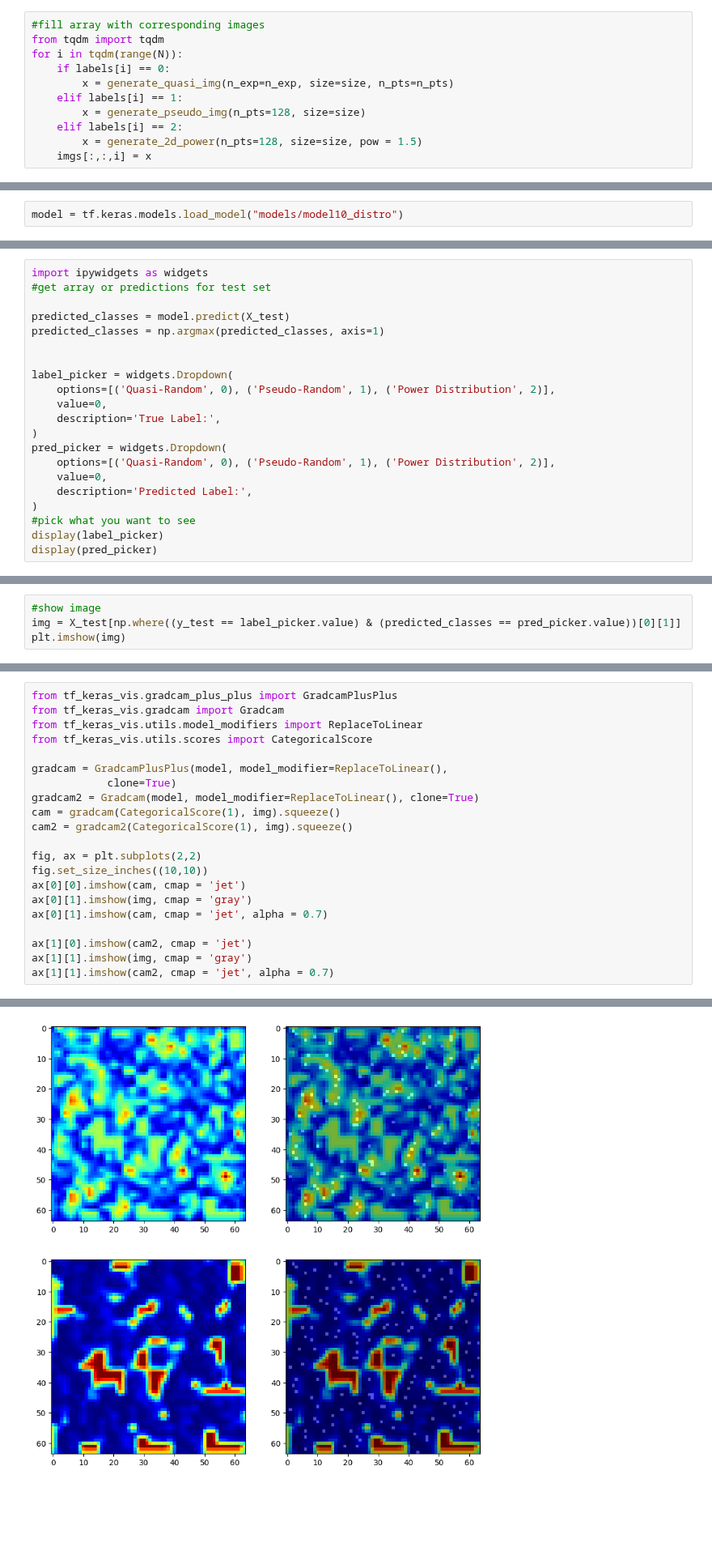
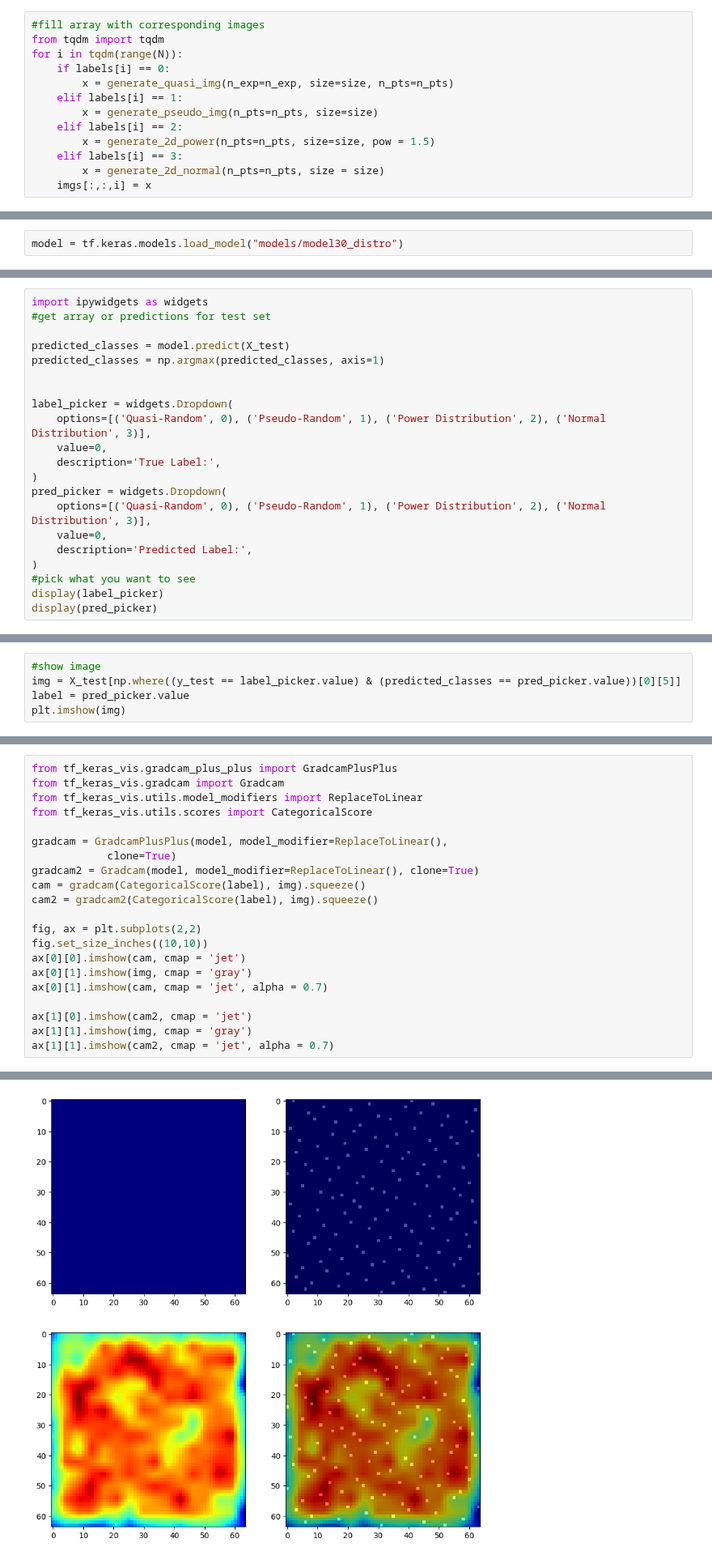
Before and after one commit to Kayzi0/ExplainBlobs, a Jupyter notebook: model_train.ipynb, the cells around one changed output, grey strips where cells are left out. Shown at 81% size. Cells and saved outputs as stored; diff of their text form; blank space fills up the shorter version.

```diff
--- a/model_train.ipynb
+++ b/model_train.ipynb
@@ -60,9 +75,11 @@ for i in tqdm(range(N)):
     if labels[i] == 0:
         x = generate_quasi_img(n_exp=n_exp, size=size, n_pts=n_pts)
     elif labels[i] == 1:
-        x = generate_pseudo_img(n_pts=128, size=size)
+        x = generate_pseudo_img(n_pts=n_pts, size=size)
     elif labels[i] == 2:
-        x = generate_2d_power(n_pts=128, size=size, pow = 1.5)
+        x = generate_2d_power(n_pts=n_pts, size=size, pow = 1.5)
+    elif labels[i] == 3:
+        x = generate_2d_normal(n_pts=n_pts, size = size)
     imgs[:,:,i] = x
 # %%
 #display one pathological and one healthy image
@@ -176,5 +198,5 @@ INFO:tensorflow:Assets written to: models/model10_distro/assets
 # %%
-model = tf.keras.models.load_model("models/model10_distro")
+model = tf.keras.models.load_model("models/model30_distro")
 # %%
 # Validate model
 from sklearn.metrics import classification_report
@@ -209,12 +232,12 @@ predicted_classes = np.argmax(predicted_classes, axis=1)
 
 
 label_picker = widgets.Dropdown(
-    options=[('Quasi-Random', 0), ('Pseudo-Random', 1), ('Power Distribution', 2)],
+    options=[('Quasi-Random', 0), ('Pseudo-Random', 1), ('Power Distribution', 2), ('Normal Distribution', 3)],
     value=0,
     description='True Label:',
 )
 pred_picker = widgets.Dropdown(
-    options=[('Quasi-Random', 0), ('Pseudo-Random', 1), ('Power Distribution', 2)],
+    options=[('Quasi-Random', 0), ('Pseudo-Random', 1), ('Power Distribution', 2), ('Normal Distribution', 3)],
     value=0,
     description='Predicted Label:',
 )
@@ -227,7 +250,8 @@ Dropdown(description='True Label:', options=(('Quasi-Random', 0), ('Pseudo-Rando
 Dropdown(description='Predicted Label:', options=(('Quasi-Random', 0), ('Pseudo-Random', 1), ('Power Distribut…
 # %%
 #show image
-img = X_test[np.where((y_test == label_picker.value) & (predicted_classes == pred_picker.value))[0][1]]
+img = X_test[np.where((y_test == label_picker.value) & (predicted_classes == pred_picker.value))[0][5]]
+label = pred_picker.value
 plt.imshow(img)
 # %% [output]
 <matplotlib.image.AxesImage at 0x...>
@@ -249,27 +273,27 @@ ax[2].imshow(heatmap, alpha = 0.7, cmap='jet')
 # %%
 from tf_keras_vis.gradcam_plus_plus import GradcamPlusPlus
 from tf_keras_vis.gradcam import Gradcam
 from tf_keras_vis.utils.model_modifiers import ReplaceToLinear
 from tf_keras_vis.utils.scores import CategoricalScore
 
 gradcam = GradcamPlusPlus(model, model_modifier=ReplaceToLinear(),
             clone=True)
 gradcam2 = Gradcam(model, model_modifier=ReplaceToLinear(), clone=True)
-cam = gradcam(CategoricalScore(1), img).squeeze()
-cam2 = gradcam2(CategoricalScore(1), img).squeeze()
+cam = gradcam(CategoricalScore(label), img).squeeze()
+cam2 = gradcam2(CategoricalScore(label), img).squeeze()
 
 fig, ax = plt.subplots(2,2)
 fig.set_size_inches((10,10))
 ax[0][0].imshow(cam, cmap = 'jet')
 ax[0][1].imshow(img, cmap = 'gray')
 ax[0][1].imshow(cam, cmap = 'jet', alpha = 0.7)
 
 ax[1][0].imshow(cam2, cmap = 'jet')
 ax[1][1].imshow(img, cmap = 'gray')
 ax[1][1].imshow(cam2, cmap = 'jet', alpha = 0.7)
 # %% [output]
 <matplotlib.image.AxesImage at 0x...>
-[figure, old version]
+[figure, new version]
 # %%
 from tf_keras_vis.scorecam import Scorecam
 
```
Also changed, not shown: parts of 14 cells of this notebook, 4 other files.
